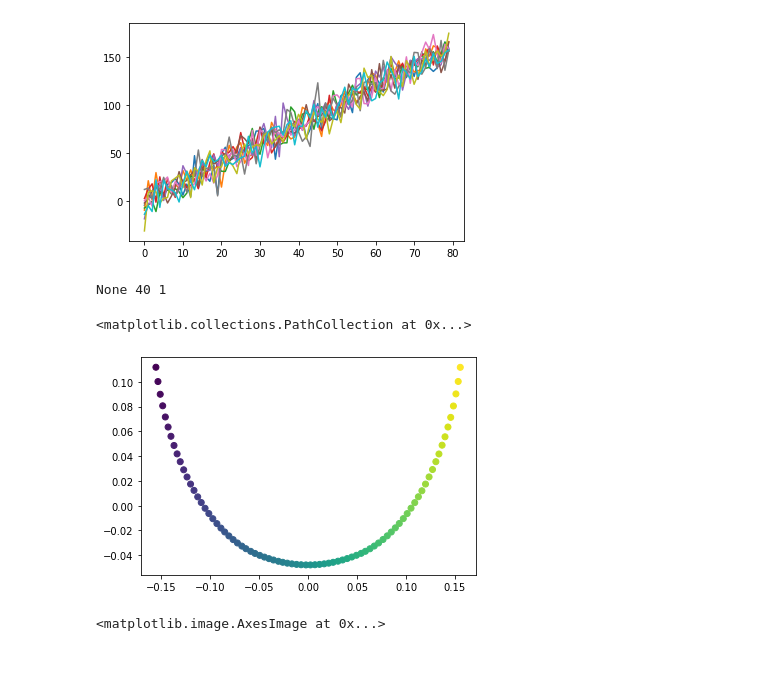
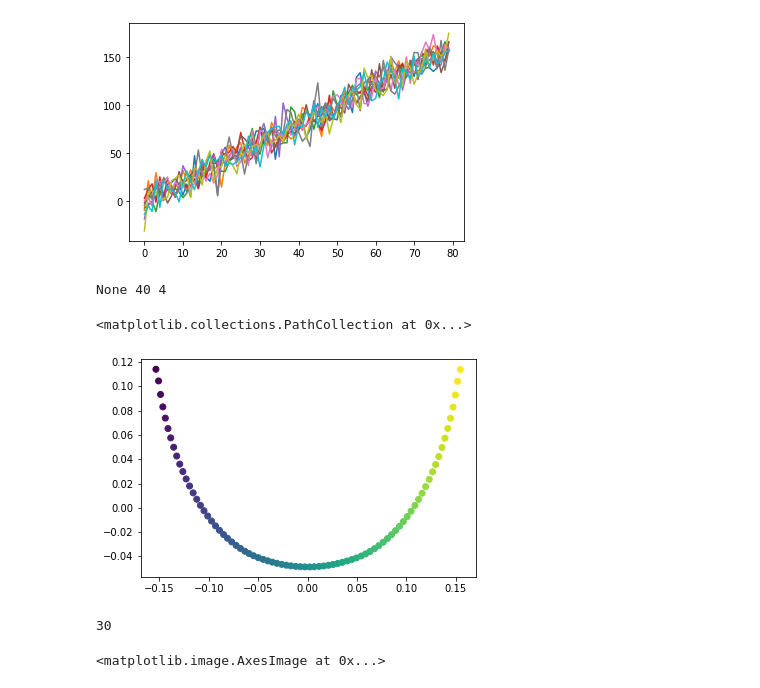
Before and after one commit to KrishnaswamyLab/TPHATE, a Jupyter notebook: usage.ipynb, the cells around one changed output. Cells and saved outputs as stored; diff of their text form; code cells hidden in the pictures; blank space fills up the shorter version.

Commit message:
adding dropoff

```diff
--- a/usage.ipynb
+++ b/usage.ipynb
@@ -28,13 +28,17 @@ _=plt.plot(Ys[:,::10])
 [figure]
 # %%
 # Embed with tphate
-tphate_op = tphate.TPHATE(n_jobs=-1, verbose=0, t=5, mds='metric', mds_solver='sgd')
+tphate_op = tphate.TPHATE(n_jobs=-1, verbose=0, t=5, mds='metric', mds_solver='sgd',smooth_window=4)
 embedding = tphate_op.fit_transform(Ys)
 plt.scatter(embedding[:,0], embedding[:,1], c=np.arange(80))
 # %% [output]
-None 40 1
+None 40 4
 <matplotlib.collections.PathCollection at 0x...>
-[figure, old version]
+[figure, new version]
+# %%
+tphate_op.dropoff
+# %% [output]
+30
 # %%
 # Plot the PHATE diffusion operator
 plt.imshow(tphate_op.phate_diffop)
```
Also changed, not shown: 1 other file.
